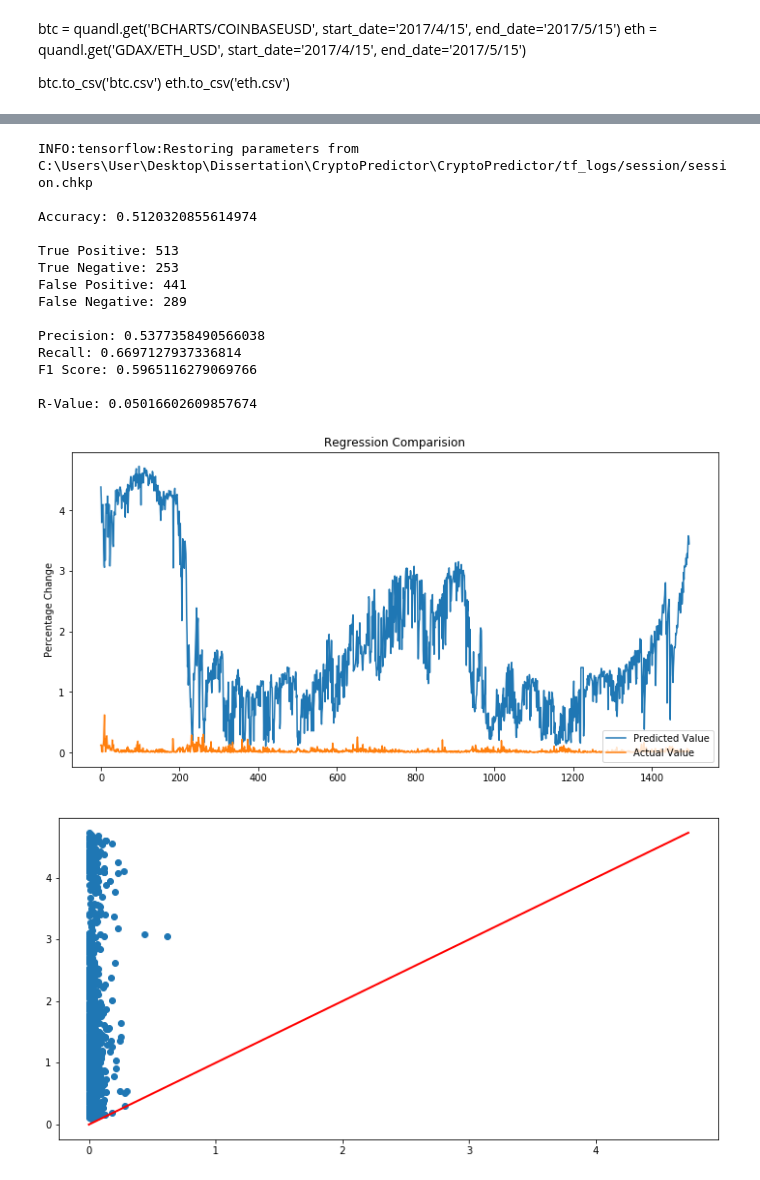
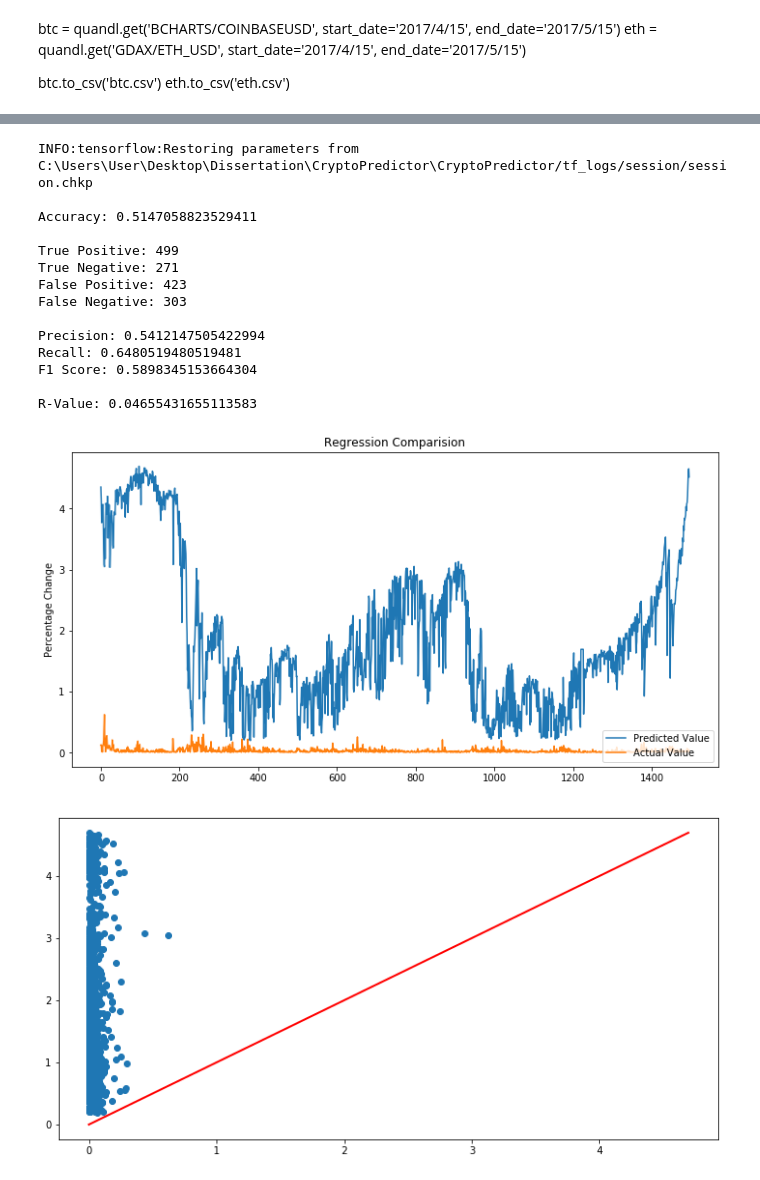
Before and after one commit to warproxxx/CryptoPredictor, a Jupyter notebook: CryptoPredictor/TensorFlow.ipynb, the cells around one changed output, grey strips where cells are left out. Drawn from its saved outputs; the diff is of its cells as text; code cells hidden in the pictures.

```diff
--- a/CryptoPredictor/TensorFlow.ipynb
+++ b/CryptoPredictor/TensorFlow.ipynb
@@ -93,3 +46,7 @@ df_withta = ta.get_dic()['24hour'] #for merging 24 into 1 for now
 # %%
 pd_Xtrain, pd_ytrain, pd_Xtest, pd_ytest = pf.split_traintest(df_withta)
-mean, std, Xtrain, ytrain, Xtest, ytest = pf.get_numpy(pd_Xtrain, pd_ytrain, pd_Xtest, pd_ytest)
+
+pd_Xtrain_nd = pd_Xtrain.drop('Date', axis=1)
+pd_Xtest_nd = pd_Xtest.drop('Date', axis=1)
+
+mean, std, Xtrain, ytrain, Xtest, ytest = pf.get_numpy(pd_Xtrain_nd, pd_ytrain, pd_Xtest_nd, pd_ytest)
@@ -105,7 +53,7 @@ Int64Index([1364774400, 1364860800, 1364947200, 1365033600, 1365120000,
 # %%
-def create_placeholders():
-    X = tf.placeholder(tf.float32, shape=(None, 5), name='X')
-    y = tf.placeholder(tf.float32, shape=(None, 2), name='y')
+def create_placeholders(Xshape, yshape):
+    X = tf.placeholder(tf.float32, shape=(None, Xshape), name='X')
+    y = tf.placeholder(tf.float32, shape=(None, yshape), name='y')
 
     return X,y
 # %%
@@ -149,14 +97,14 @@ logdir = "{}/run-{}/".format(root_logdir, now)
 tf.reset_default_graph()
 
 with tf.name_scope('Initialize'):
-    X, y = create_placeholders()
+    X, y = create_placeholders(Xtrain.shape[1], 2)
     training = tf.placeholder(tf.bool, shape=(), name='training')
 
 with tf.name_scope('ForwardPropagation'):
-    AL = forward_propagation(X, training)
+    ALtensor = forward_propagation(X, training)
 
 with tf.name_scope('CostFunction'):
-    cost = cost_function(AL, ytrain)
+    cost = cost_function(ALtensor, ytrain)
 
 with tf.name_scope('BackPropagation'):
     optimizer = tf.train.AdamOptimizer(learning_rate=0.005).minimize(cost[0])
@@ -272,26 +220,26 @@ def calculate_accuracy(AL, y):
 # %%
 with tf.Session() as sess:
     saver = tf.train.Saver()
     saver.restore(sess, cwd + '/tf_logs/session/session.chkp')
 
-    Z = sess.run(AL, feed_dict={X: Xtrain, training: False})
+    Z = sess.run(ALtensor, feed_dict={X: Xtrain, training: False})
     Z[:, 0] = sigmoid(Z[:, 0])
 
     AL, y = calculate_accuracy(Z, ytrain)
 # %% [output]
 INFO:tensorflow:Restoring parameters from C:\Users\User\Desktop\Dissertation\CryptoPredictor\CryptoPredictor/tf_logs/session/session.chkp
 
-Accuracy: 0.5120320855614974
+Accuracy: 0.5147058823529411
 
-True Positive: 513
-True Negative: 253
-False Positive: 441
-False Negative: 289
+True Positive: 499
+True Negative: 271
+False Positive: 423
+False Negative: 303
 
-Precision: 0.5377358490566038
-Recall: 0.6697127937336814
-F1 Score: 0.5965116279069766
+Precision: 0.5412147505422994
+Recall: 0.6480519480519481
+F1 Score: 0.5898345153664304
 
-R-Value: 0.05016602609857674
+R-Value: 0.04655431655113583
-[figure, old version]
+[figure, new version]
-[figure, old version]
+[figure, new version]
```
Also changed, not shown: parts of 12 cells of this notebook, 8 other files.
